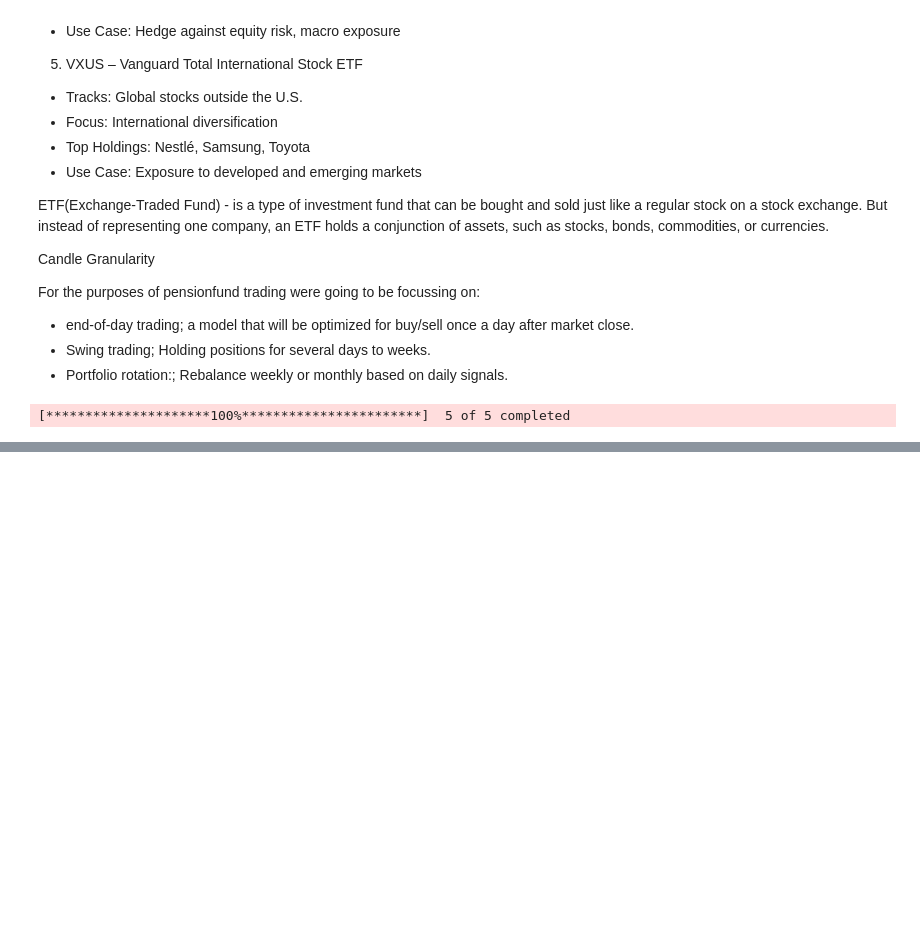
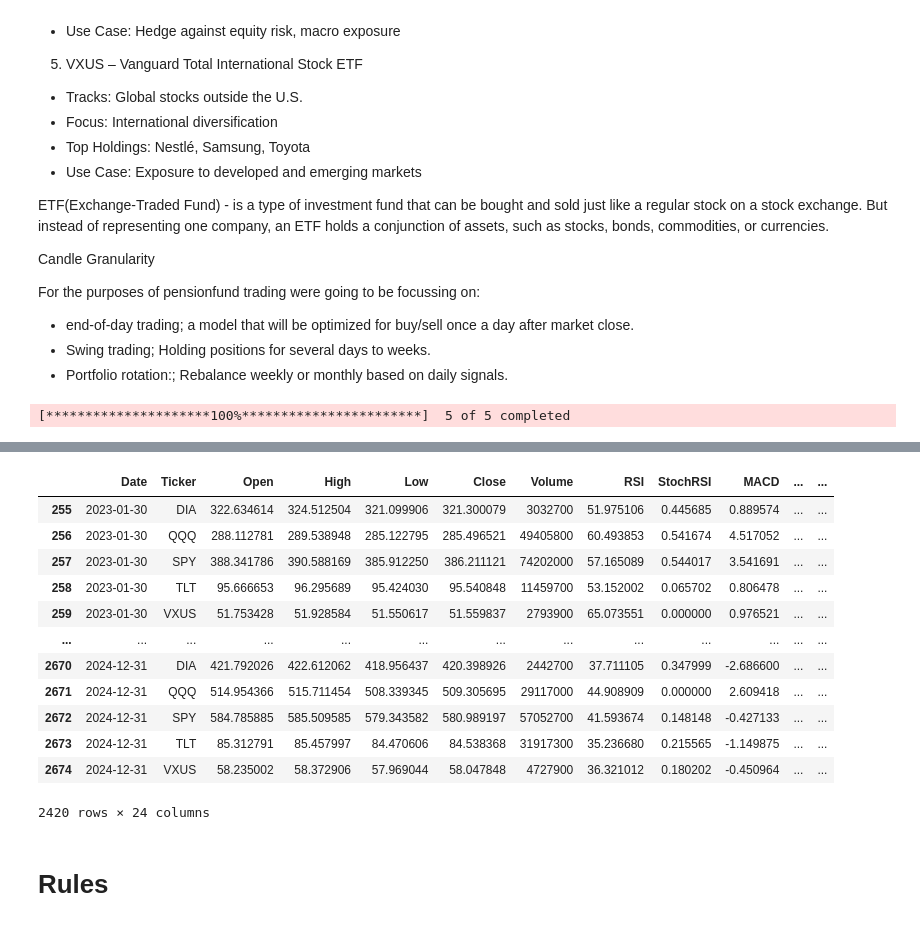
Before and after one commit to HellCatCruiser/AgenticTrader, a Jupyter notebook: data_cleaning/data_cleaning.ipynb, the cells around one changed output, grey strips where cells are left out. Cells and saved outputs as stored; diff of their text form; code cells hidden in the pictures; blank space fills up the shorter version.

```diff
--- a/data_cleaning/data_cleaning.ipynb
+++ b/data_cleaning/data_cleaning.ipynb
@@ -171,0 +331,26 @@ The average is calculated by simply aggregating the closing prices of the stock
+# %%
+# Compute daily returns
+df_working.loc[:, "Return"] = (
+    df_working
+    .groupby("Ticker")["Close"]
+    .pct_change()
+)
+
+df_working = df_working.dropna()
+df_working
+# %% [output]
+|  | Date | Ticker | Open | High | Low | Close | Volume | RSI | StochRSI | MACD | ... | ... |
+| 255 | 2023-01-30 | DIA | 322.634614 | 324.512504 | 321.099906 | 321.300079 | 3032700 | 51.975106 | 0.445685 | 0.889574 | ... | ... |
+| 256 | 2023-01-30 | QQQ | 288.112781 | 289.538948 | 285.122795 | 285.496521 | 49405800 | 60.493853 | 0.541674 | 4.517052 | ... | ... |
+| 257 | 2023-01-30 | SPY | 388.341786 | 390.588169 | 385.912250 | 386.211121 | 74202000 | 57.165089 | 0.544017 | 3.541691 | ... | ... |
+| 258 | 2023-01-30 | TLT | 95.666653 | 96.295689 | 95.424030 | 95.540848 | 11459700 | 53.152002 | 0.065702 | 0.806478 | ... | ... |
+| 259 | 2023-01-30 | VXUS | 51.753428 | 51.928584 | 51.550617 | 51.559837 | 2793900 | 65.073551 | 0.000000 | 0.976521 | ... | ... |
+| ... | ... | ... | ... | ... | ... | ... | ... | ... | ... | ... | ... | ... |
+| 2670 | 2024-12-31 | DIA | 421.792026 | 422.612062 | 418.956437 | 420.398926 | 2442700 | 37.711105 | 0.347999 | -2.686600 | ... | ... |
+| 2671 | 2024-12-31 | QQQ | 514.954366 | 515.711454 | 508.339345 | 509.305695 | 29117000 | 44.908909 | 0.000000 | 2.609418 | ... | ... |
+| 2672 | 2024-12-31 | SPY | 584.785885 | 585.509585 | 579.343582 | 580.989197 | 57052700 | 41.593674 | 0.148148 | -0.427133 | ... | ... |
+| 2673 | 2024-12-31 | TLT | 85.312791 | 85.457997 | 84.470606 | 84.538368 | 31917300 | 35.236680 | 0.215565 | -1.149875 | ... | ... |
+| 2674 | 2024-12-31 | VXUS | 58.235002 | 58.372906 | 57.969044 | 58.047848 | 4727900 | 36.321012 | 0.180202 | -0.450964 | ... | ... |
+2420 rows × 24 columns
+# %% [markdown]
+# Rules
```
Also changed, not shown: parts of 17 cells of this notebook.
